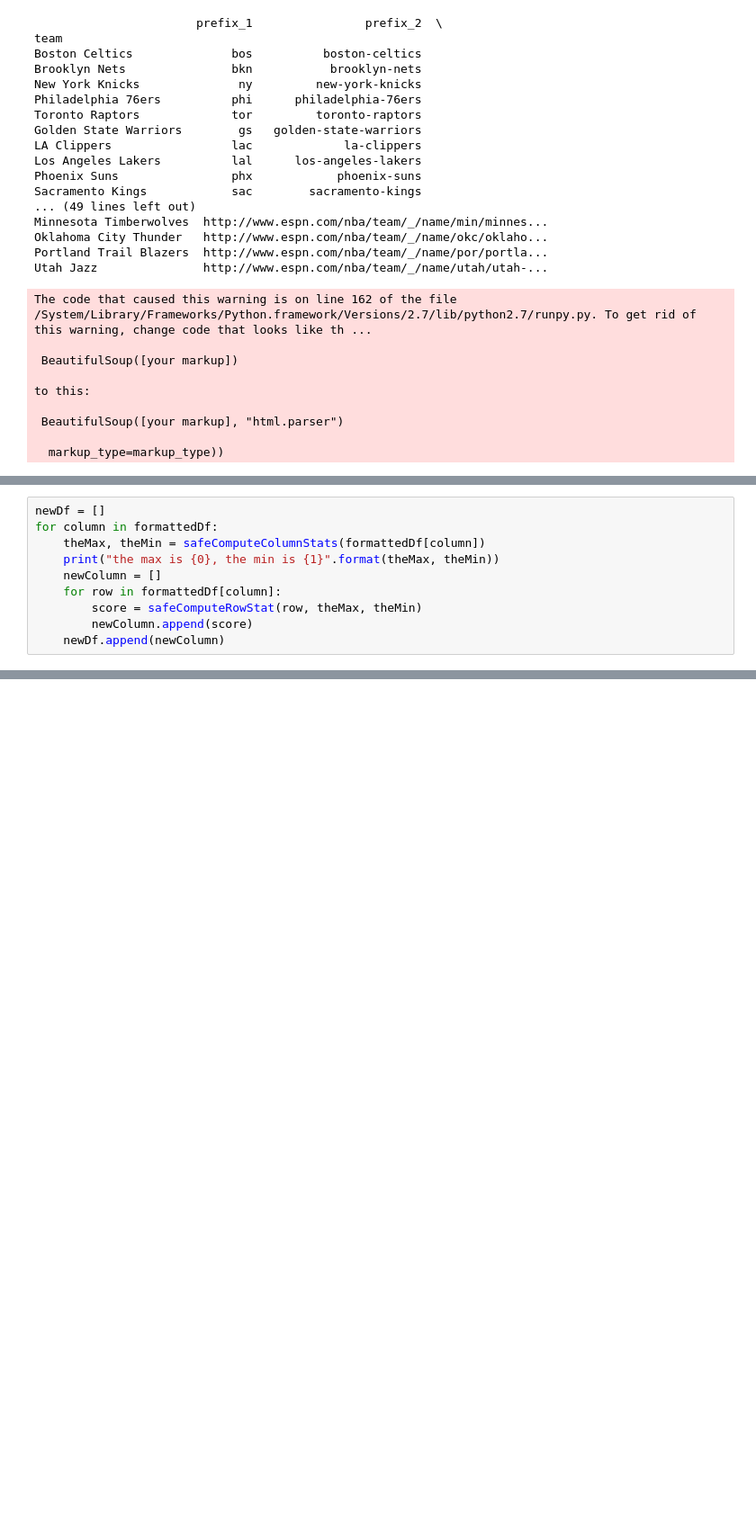
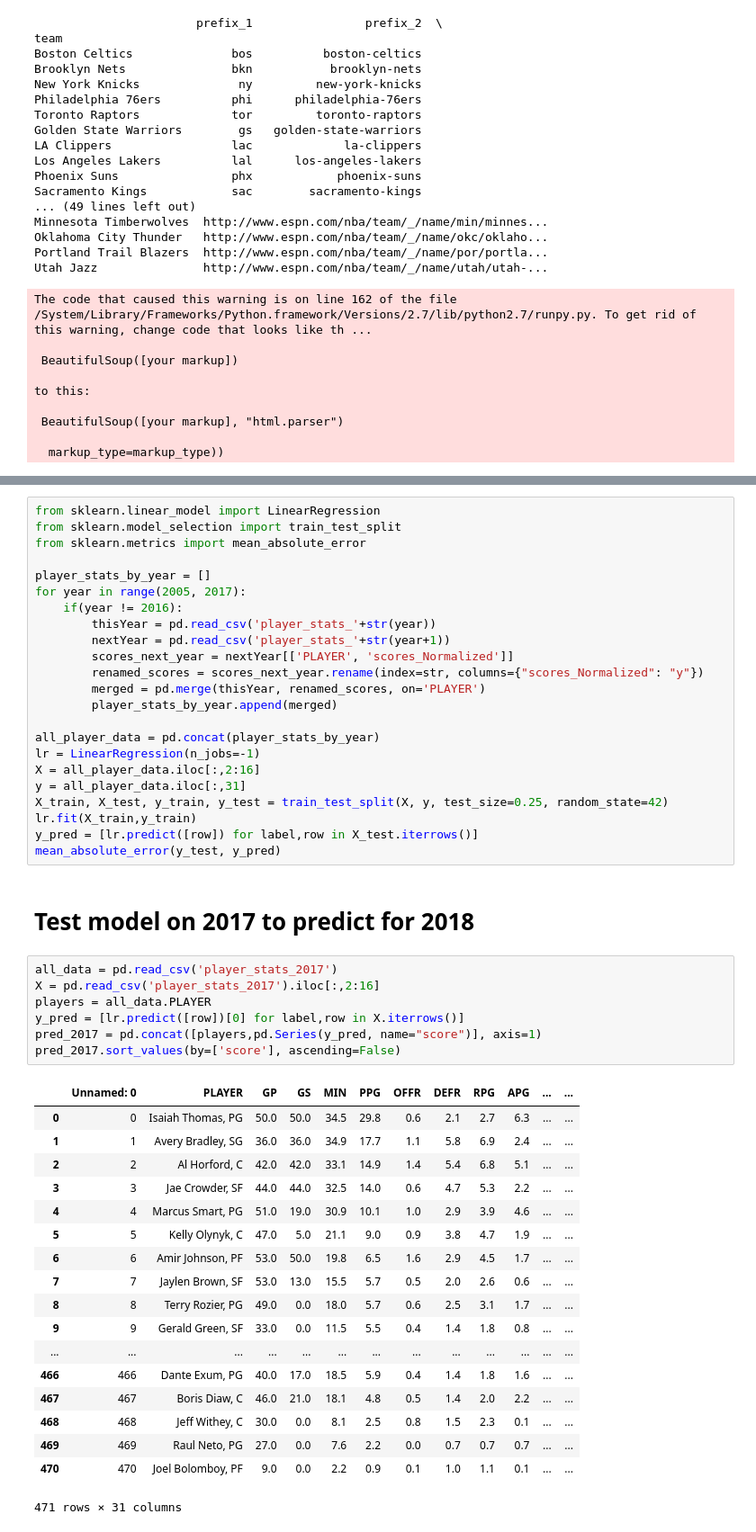
Before and after one commit to benholtzmansmith/fantasy-basketball, a Jupyter notebook: FantasyBasketball.ipynb, the cells around one changed output, grey strips where cells are left out. Shown at 90% size. Drawn from its saved outputs; the diff is of its cells as text; blank space fills up the shorter version.

```diff
--- a/FantasyBasketball.ipynb
+++ b/FantasyBasketball.ipynb
@@ -145,10 +110,0 @@ formattedDf.merge(formattedDf[formattedDf.columns[1:]].apply(lambda s: pd.Series
-# %%
-newDf = []
-for column in formattedDf:
-    theMax, theMin = safeComputeColumnStats(formattedDf[column])
-    print("the max is {0}, the min is {1}".format(theMax, theMin))
-    newColumn = []
-    for row in formattedDf[column]:
-        score = safeComputeRowStat(row, theMax, theMin)
-        newColumn.append(score)
-    newDf.append(newColumn)
@@ -252,0 +134,51 @@ formattedDf.sort(['score'], ascending=[0])
+# %%
+from sklearn.linear_model import LinearRegression
+from sklearn.model_selection import train_test_split
+from sklearn.metrics import mean_absolute_error
+
+player_stats_by_year = []
+for year in range(2005, 2017):
+    if(year != 2016):
+        thisYear = pd.read_csv('player_stats_'+str(year))
+        nextYear = pd.read_csv('player_stats_'+str(year+1))
+        scores_next_year = nextYear[['PLAYER', 'scores_Normalized']]
+        renamed_scores = scores_next_year.rename(index=str, columns={"scores_Normalized": "y"})
+        merged = pd.merge(thisYear, renamed_scores, on='PLAYER')
+        player_stats_by_year.append(merged)
+
+all_player_data = pd.concat(player_stats_by_year)
+lr = LinearRegression(n_jobs=-1)
+X = all_player_data.iloc[:,2:16]
+y = all_player_data.iloc[:,31]
+X_train, X_test, y_train, y_test = train_test_split(X, y, test_size=0.25, random_state=42)
+lr.fit(X_train,y_train)
+y_pred = [lr.predict([row]) for label,row in X_test.iterrows()]
+mean_absolute_error(y_test, y_pred)
+# %% [markdown]
+# Test model on 2017 to predict for 2018
+# %%
+all_data = pd.read_csv('player_stats_2017')
+X = pd.read_csv('player_stats_2017').iloc[:,2:16]
+players = all_data.PLAYER
+y_pred = [lr.predict([row])[0] for label,row in X.iterrows()]
+pred_2017 = pd.concat([players,pd.Series(y_pred, name="score")], axis=1)
+pred_2017.sort_values(by=['score'], ascending=False)
+# %% [output]
+|  | Unnamed: 0 | PLAYER | GP | GS | MIN | PPG | OFFR | DEFR | RPG | APG | ... | ... |
+| 0 | 0 | Isaiah Thomas, PG | 50.0 | 50.0 | 34.5 | 29.8 | 0.6 | 2.1 | 2.7 | 6.3 | ... | ... |
+| 1 | 1 | Avery Bradley, SG | 36.0 | 36.0 | 34.9 | 17.7 | 1.1 | 5.8 | 6.9 | 2.4 | ... | ... |
+| 2 | 2 | Al Horford, C | 42.0 | 42.0 | 33.1 | 14.9 | 1.4 | 5.4 | 6.8 | 5.1 | ... | ... |
+| 3 | 3 | Jae Crowder, SF | 44.0 | 44.0 | 32.5 | 14.0 | 0.6 | 4.7 | 5.3 | 2.2 | ... | ... |
+| 4 | 4 | Marcus Smart, PG | 51.0 | 19.0 | 30.9 | 10.1 | 1.0 | 2.9 | 3.9 | 4.6 | ... | ... |
+| 5 | 5 | Kelly Olynyk, C | 47.0 | 5.0 | 21.1 | 9.0 | 0.9 | 3.8 | 4.7 | 1.9 | ... | ... |
+| 6 | 6 | Amir Johnson, PF | 53.0 | 50.0 | 19.8 | 6.5 | 1.6 | 2.9 | 4.5 | 1.7 | ... | ... |
+| 7 | 7 | Jaylen Brown, SF | 53.0 | 13.0 | 15.5 | 5.7 | 0.5 | 2.0 | 2.6 | 0.6 | ... | ... |
+| 8 | 8 | Terry Rozier, PG | 49.0 | 0.0 | 18.0 | 5.7 | 0.6 | 2.5 | 3.1 | 1.7 | ... | ... |
+| 9 | 9 | Gerald Green, SF | 33.0 | 0.0 | 11.5 | 5.5 | 0.4 | 1.4 | 1.8 | 0.8 | ... | ... |
+| ... | ... | ... | ... | ... | ... | ... | ... | ... | ... | ... | ... | ... |
+| 466 | 466 | Dante Exum, PG | 40.0 | 17.0 | 18.5 | 5.9 | 0.4 | 1.4 | 1.8 | 1.6 | ... | ... |
+| 467 | 467 | Boris Diaw, C | 46.0 | 21.0 | 18.1 | 4.8 | 0.5 | 1.4 | 2.0 | 2.2 | ... | ... |
+| 468 | 468 | Jeff Withey, C | 30.0 | 0.0 | 8.1 | 2.5 | 0.8 | 1.5 | 2.3 | 0.1 | ... | ... |
+| 469 | 469 | Raul Neto, PG | 27.0 | 0.0 | 7.6 | 2.2 | 0.0 | 0.7 | 0.7 | 0.7 | ... | ... |
+| 470 | 470 | Joel Bolomboy, PF | 9.0 | 0.0 | 2.2 | 0.9 | 0.1 | 1.0 | 1.1 | 0.1 | ... | ... |
+471 rows × 31 columns
```
Also changed, not shown: parts of 18 cells of this notebook, 15 other files.
